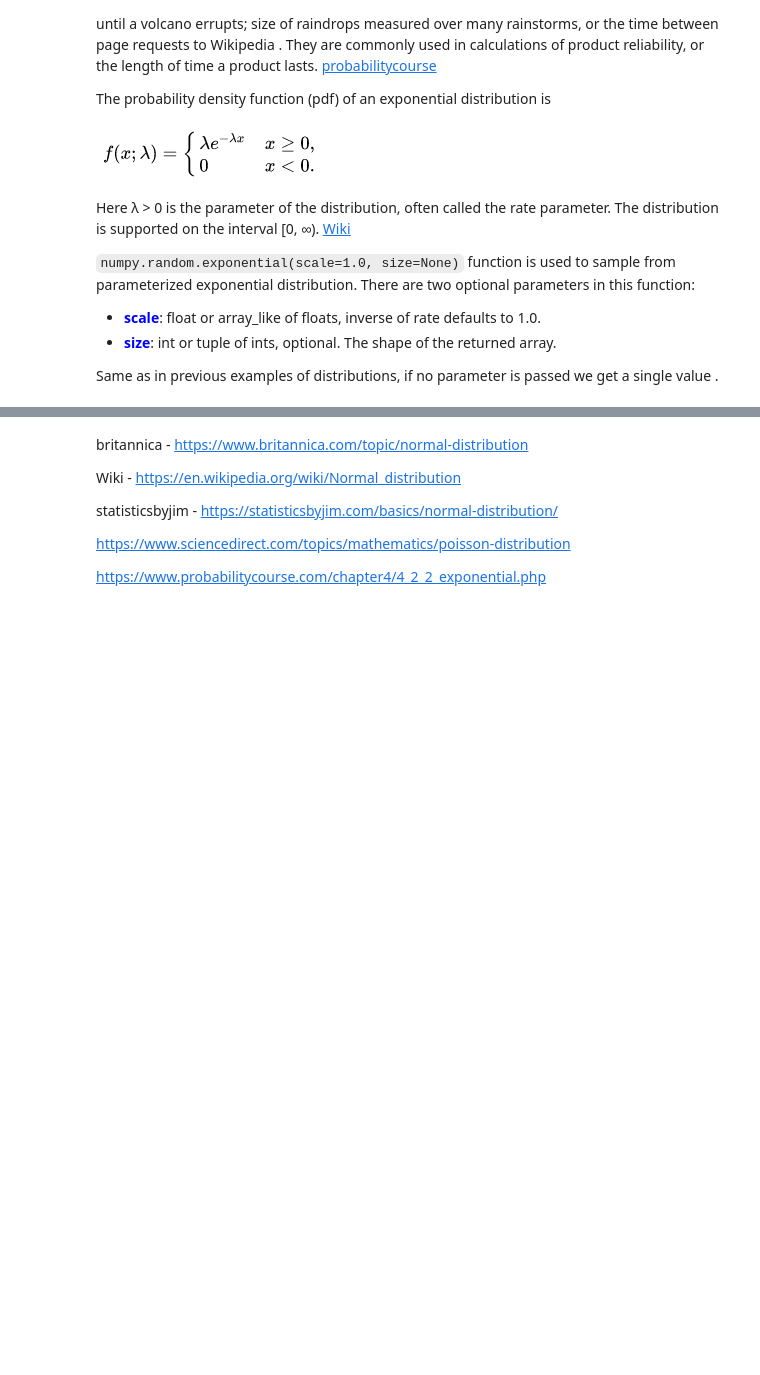
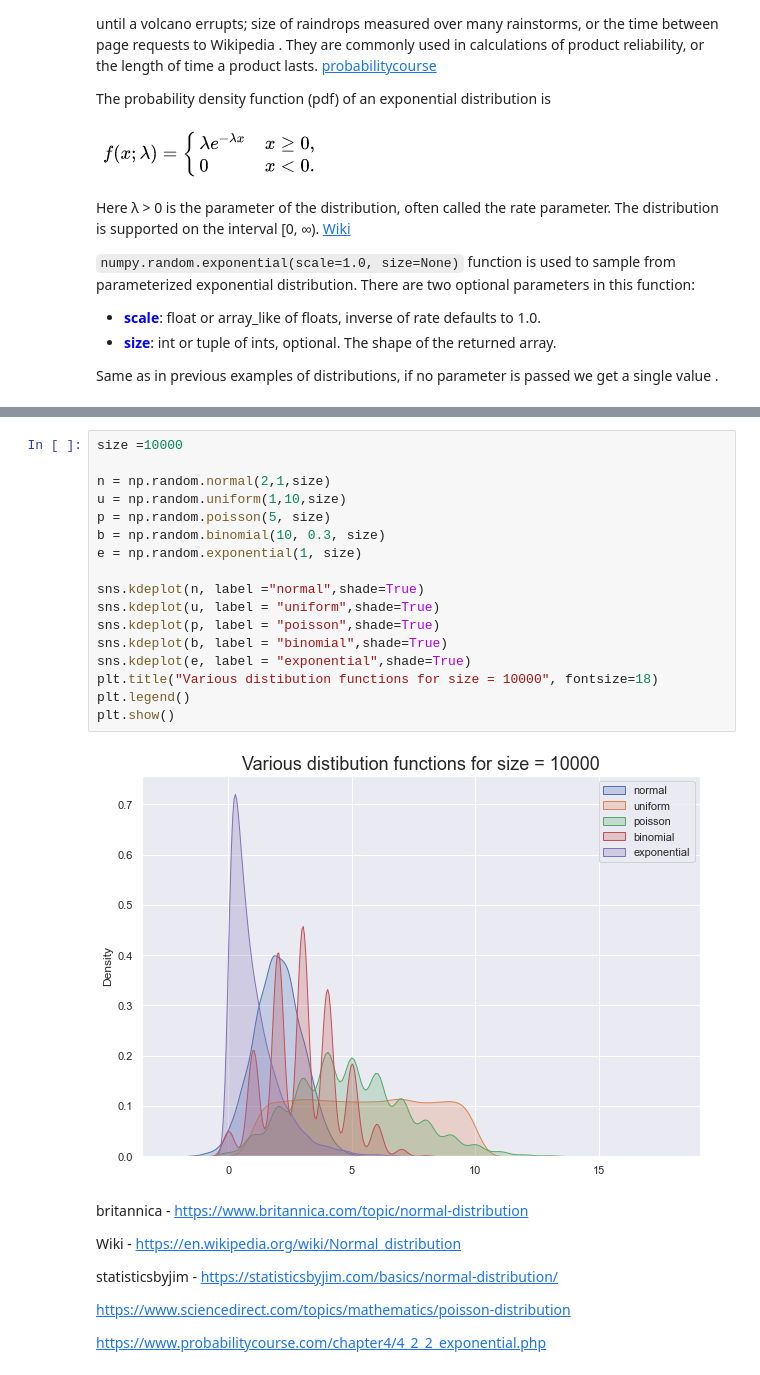
Before and after one commit to angelinka/numpy_assignment, a Jupyter notebook: numPy.ipynb, the cells around one changed output, grey strips where cells are left out. Cells and saved outputs as stored; diff of their text form; blank space fills up the shorter version.

```diff
--- a/numPy.ipynb
+++ b/numPy.ipynb
@@ -614,3 +670,22 @@ plt.show()
+# %%
+size =10000
+
+n = np.random.normal(2,1,size)
+u = np.random.uniform(1,10,size)
+p = np.random.poisson(5, size)
+b = np.random.binomial(10, 0.3, size)
+e = np.random.exponential(1, size)
+
+sns.kdeplot(n, label ="normal",shade=True)
+sns.kdeplot(u, label = "uniform",shade=True)
+sns.kdeplot(p, label = "poisson",shade=True)
+sns.kdeplot(b, label = "binomial",shade=True)
+sns.kdeplot(e, label = "exponential",shade=True)
+plt.title("Various distibution functions for size = 10000", fontsize=18)
+plt.legend()
+plt.show()
+# %% [output]
+[figure, added]
 # %% [markdown]
 britannica - https://www.britannica.com/topic/normal-distribution
 
```
Also changed, not shown: parts of 44 cells of this notebook.
